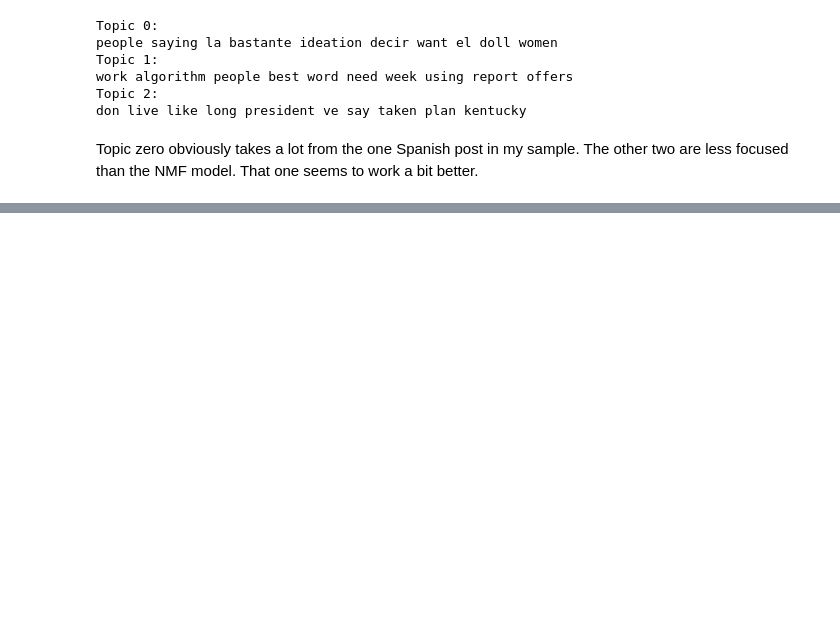
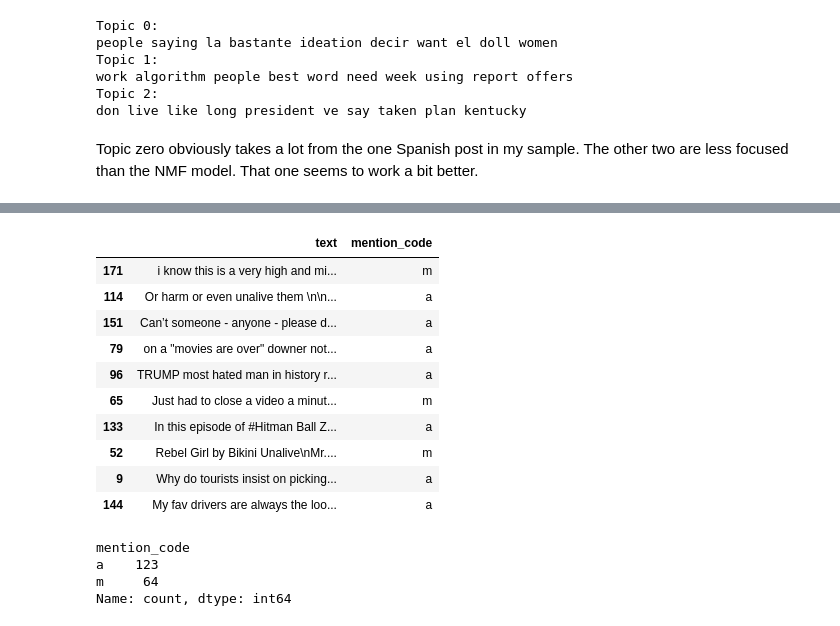
Before and after one commit to Data-Science-for-Linguists-2025/Algospeak-on-Bluesky, a Jupyter notebook: algospeak_topic_modeling.ipynb, the cells around one changed output, grey strips where cells are left out. Cells and saved outputs as stored; diff of their text form; code cells hidden in the pictures; blank space fills up the shorter version.

```diff
--- a/algospeak_topic_modeling.ipynb
+++ b/algospeak_topic_modeling.ipynb
@@ -135,0 +153,22 @@ Topic zero obviously takes a lot from the one Spanish post in my sample. The oth
+# %%
+un_am_df = unalive_df[unalive_df['mention_code'].isin(['a', 'm'])]
+un_am_df[['text', 'mention_code']].sample(10)
+# %% [output]
+|  | text | mention_code |
+| 171 | i know this is a very high and mi... | m |
+| 114 | Or harm or even unalive them \n\n... | a |
+| 151 | Can’t someone - anyone - please d... | a |
+| 79 | on a "movies are over" downer not... | a |
+| 96 | TRUMP most hated man in history r... | a |
+| 65 | Just had to close a video a minut... | m |
+| 133 | In this episode of #Hitman Ball Z... | a |
+| 52 | Rebel Girl by Bikini Unalive\nMr.... | m |
+| 9 | Why do tourists insist on picking... | a |
+| 144 | My fav drivers are always the loo... | a |
+# %%
+un_am_df.mention_code.value_counts()
+# %% [output]
+mention_code
+a    123
+m     64
+Name: count, dtype: int64
```
Also changed, not shown: parts of 15 cells of this notebook, 5 other files.
